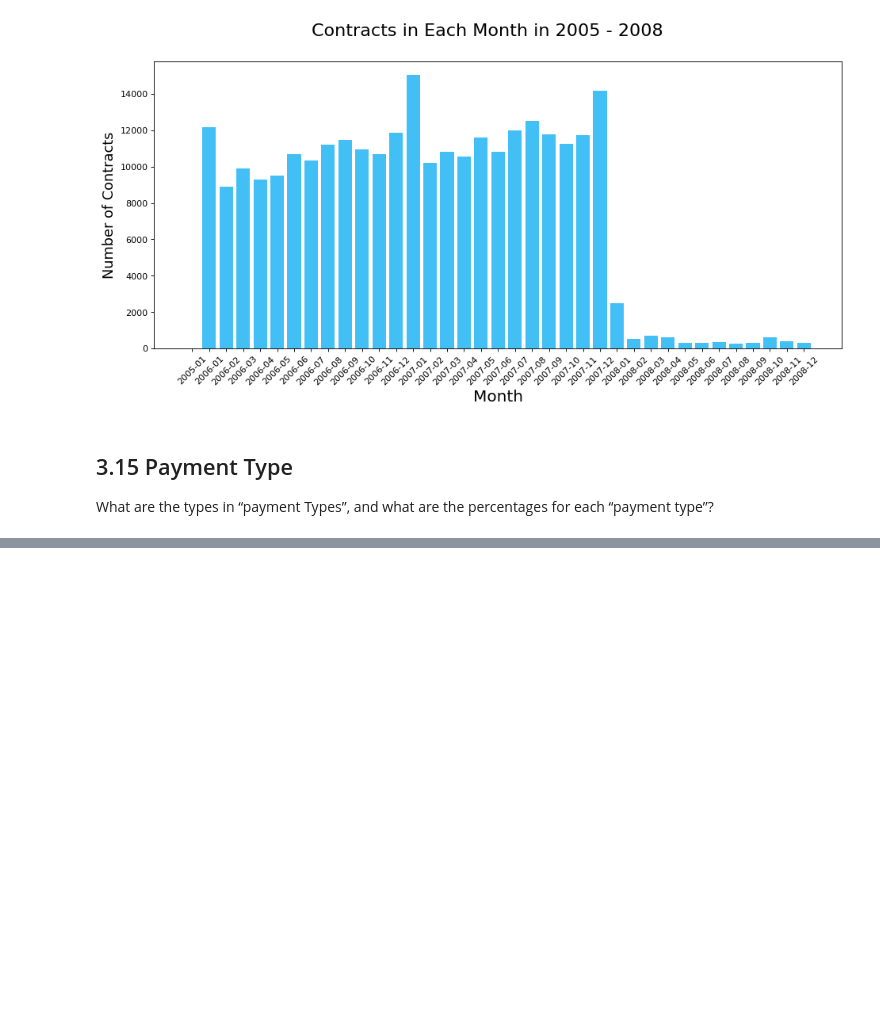
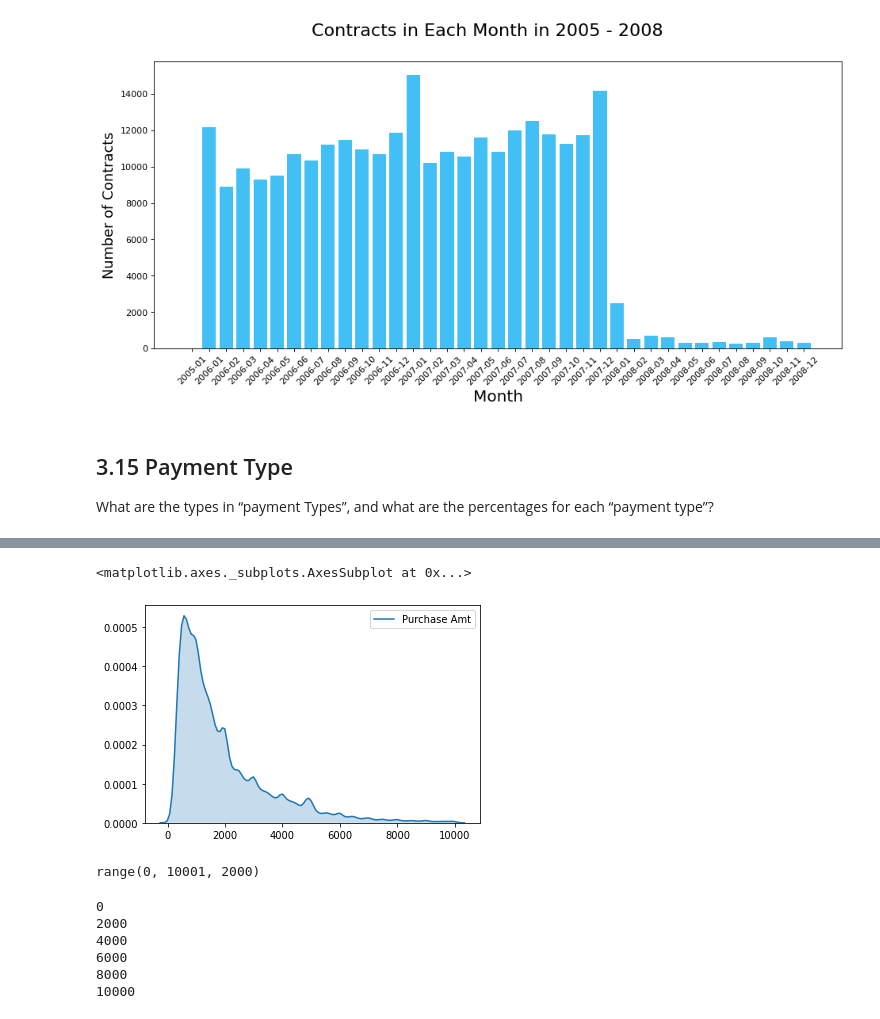
Before and after one commit to yanglinjing/vmor, a Jupyter notebook: Bank_customer_30.ipynb, the cells around one changed output, grey strips where cells are left out. Saved outputs shown, nothing was run; the diff lists cells and outputs as text; code cells hidden in the pictures; blank space fills up the shorter version.

```diff
--- a/Bank_customer_30.ipynb
+++ b/Bank_customer_30.ipynb
@@ -622,0 +626,5 @@ plot_pct(count_types('payment_type'))
+# %%
+sns.kdeplot(df[df['Purchase Amt']<10000]['Purchase Amt'], shade=True)
+# %% [output]
+<matplotlib.axes._subplots.AxesSubplot at 0x...>
+[figure, added]
@@ -622,0 +635,5 @@ plot_pct(count_types('payment_type'))
+# %%
+segments = range(0, 10001, 2000)
+segments
+# %% [output]
+range(0, 10001, 2000)
@@ -622,0 +642,10 @@ plot_pct(count_types('payment_type'))
+# %%
+for i in segments:
+  print(i)
+# %% [output]
+0
+2000
+4000
+6000
+8000
+10000
```
Also changed, not shown: parts of 24 cells of this notebook.
